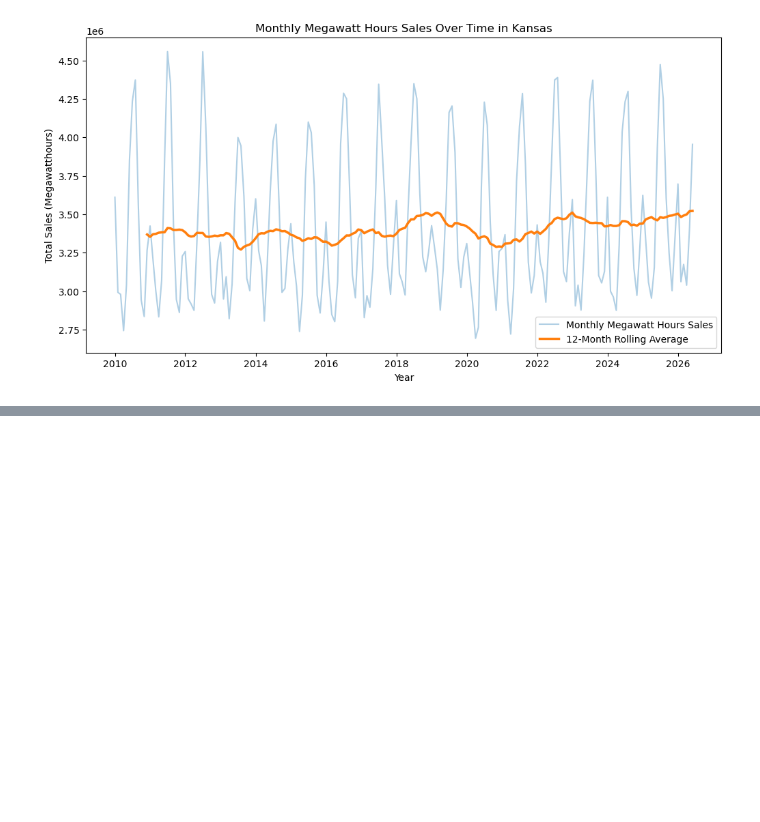
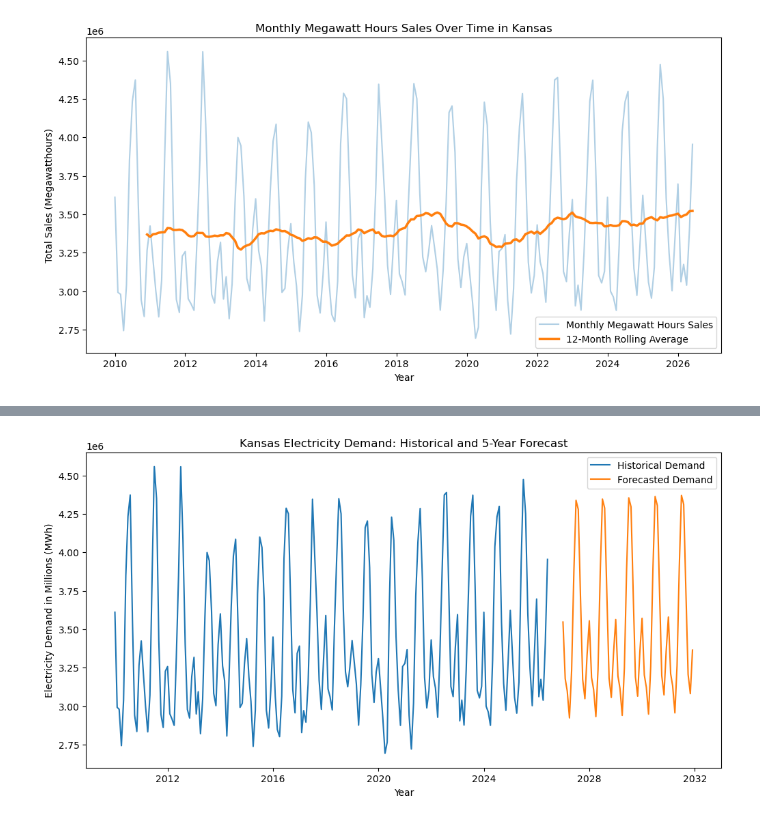
Before and after one commit to CCCKBrant/Kansas-Clean-Energy-Cost-Forecast, a Jupyter notebook: notebooks/01_data_exploration.ipynb, the cells around one changed output, grey strips where cells are left out. Cells and saved outputs as stored; diff of their text form; code cells hidden in the pictures; blank space fills up the shorter version.

```diff
--- a/notebooks/01_data_exploration.ipynb
+++ b/notebooks/01_data_exploration.ipynb
@@ -488,0 +984,12 @@ plt.show()
+# %%
+#Generating the Demand Forecast for the next 5 years in Kansas.
+future["Predicted_Demand_MWh"] = baseline_model.predict(
+    future[
+        [
+            "Month",
+            "Time_Index"
+        ]
+    ]
+)
+
+future.head(15)
@@ -488,0 +1013,25 @@ plt.show()
+# %%
+plt.figure(figsize=(12, 6))
+
+plt.plot(
+    model_data["Date"],
+    model_data["Total_Sales_Megawatthours"],
+    label="Historical Demand"
+)
+
+plt.plot(
+    future["Date"],
+    future["Predicted_Demand_MWh"],
+    label="Forecasted Demand"
+)
+
+plt.title("Kansas Electricity Demand: Historical and 5-Year Forecast")
+plt.xlabel("Year")
+plt.ylabel("Electricity Demand in Millions (MWh)")
+plt.legend()
+
+plt.show()
+
+#There is a gap between July 2026 and January 2027 because the historical data ends in July.
+# %% [output]
+[figure, added]
```
Also changed, not shown: parts of 34 cells of this notebook, 6 other files.
